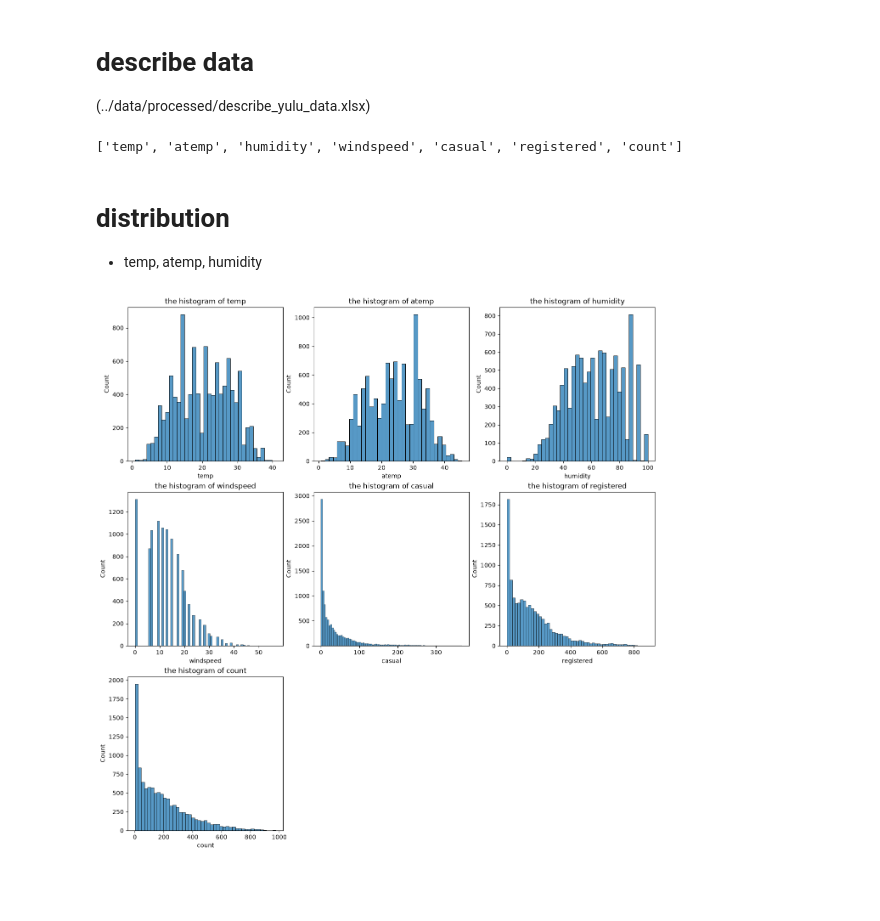
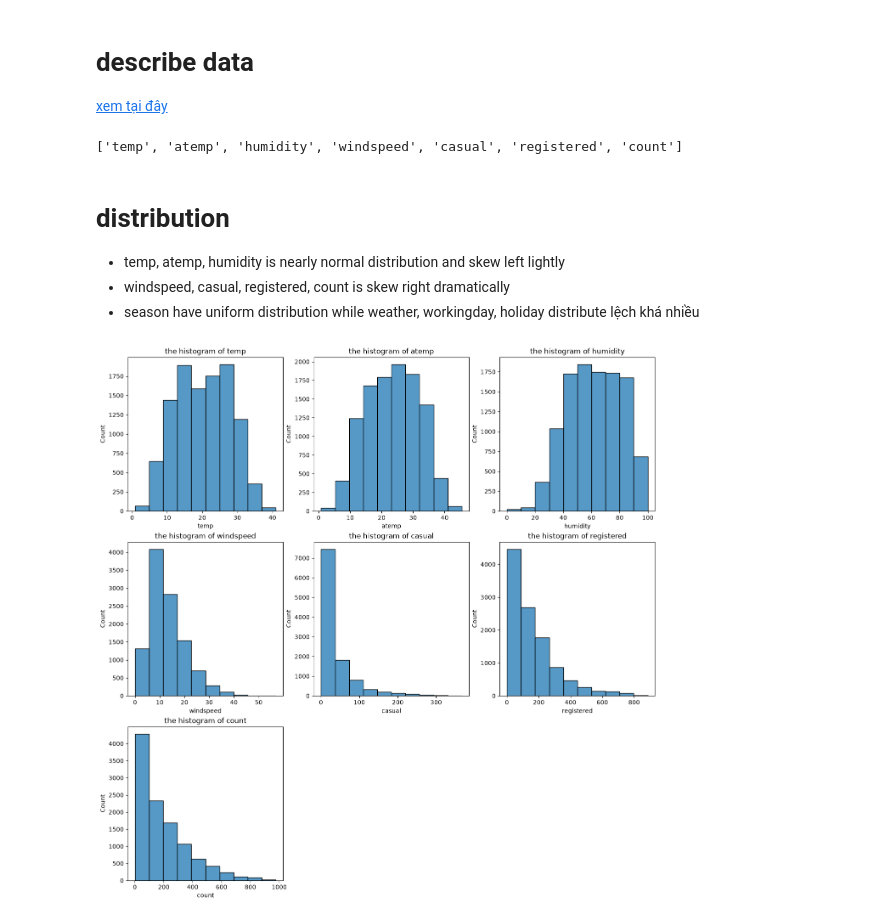
Before and after one commit to huubangdoan/yulu-demand-analysis, a Jupyter notebook: script/Eda.ipynb, the cells around one changed output. Cells and saved outputs as stored; diff of their text form; code cells hidden in the pictures; blank space fills up the shorter version.

```diff
--- a/script/Eda.ipynb
+++ b/script/Eda.ipynb
@@ -4,7 +4,7 @@ import matplotlib.pyplot as plt
 import seaborn as sns
 # %% [markdown]
 # describe data
-(../data/processed/describe_yulu_data.xlsx)
+[xem tại đây](../data/processed/describe_yulu_data.xlsx)
 # %%
 df=pd.read_csv(r"../data/raw/yulu_bike_sharing_dataset.csv")
 cols=df.columns.to_list()
@@ -16,15 +16,17 @@ df[continuous_col].describe().to_excel("../data/processed/describe_yulu_data.xls
 ['temp', 'atemp', 'humidity', 'windspeed', 'casual', 'registered', 'count']
 # %% [markdown]
 # distribution
-- temp, atemp, humidity
+- temp, atemp, humidity is nearly normal distribution and skew left lightly
+- windspeed, casual, registered, count is skew right dramatically
+- season have uniform distribution while weather, workingday, holiday distribute lệch khá nhiều
 # %%
 fig,axes=plt.subplots(3,3, figsize=(16,16))
 axes=axes.flatten()
 for i, col in enumerate(continuous_col):
-    sns.histplot(x=df[col], ax=axes[i])
+    sns.histplot(x=df[col], ax=axes[i], bins=10)
     axes[i].set_title(f"the histogram of {col}")
 for j in range(len(continuous_col), len(axes)):
     fig.delaxes(axes[j])
 plt.show()
 # %% [output]
-[figure, old version]
+[figure, new version]
```
Also changed, not shown: parts of 4 cells of this notebook, 10 other files.
